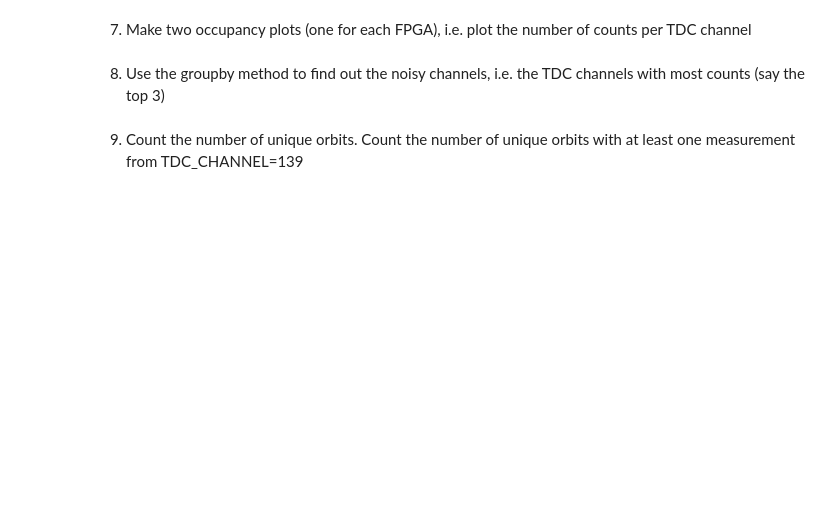
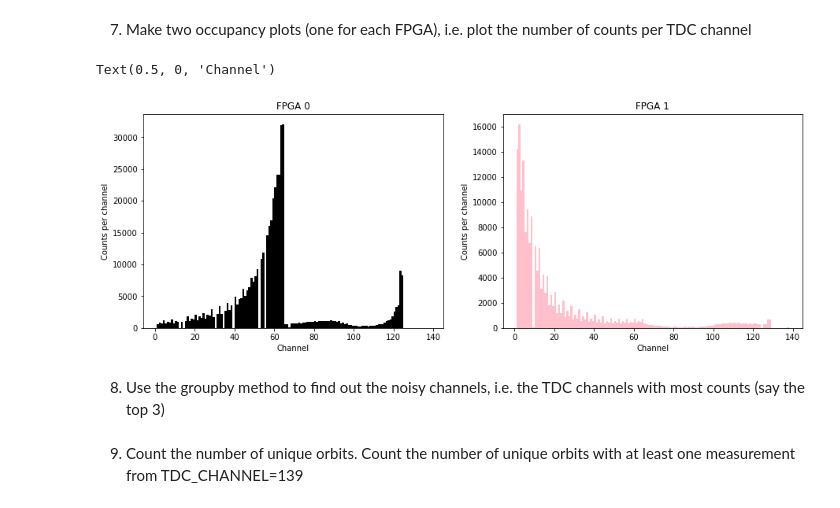
Before and after one commit to PhysicsOfData/LaboratoryOfComputationalPhysics_Y4, a Jupyter notebook: 05ex_Pandas.ipynb, the cells around one changed output. Drawn from its saved outputs; the diff is of its cells as text; code cells hidden in the pictures; blank space fills up the shorter version.

```diff
--- a/05ex_Pandas.ipynb
+++ b/05ex_Pandas.ipynb
@@ -34,3 +34,7 @@ print(x)
 3564
 # %% [markdown]
 3. Find out how much the data taking lasted. You can either make an estimate based on the fraction of the measurements (rows) you read, or perform this check precisely by reading out the whole dataset.
+# %%
+df['absolute_time_ns'] = (df['ORBIT_CNT']*x+df['BX_COUNTER'])*25
+precise = df['absolute_time_ns'].max() - df['absolute_time_ns'].min()
+print("The data took",precise,"ns",", or",precise*1e-9,"s")
@@ -39,2 +61,5 @@ print(x)
 # %% [markdown]
 5. Replace the values (all 1) of the HEAD column randomly with 0 or 1.
+# %%
+df["HEAD"] = np.random.choice([0,1],len(df["HEAD"]))
+df
@@ -41,2 +80,5 @@ print(x)
 # %% [markdown]
 6. Create a new DataFrame that contains only the rows with HEAD=1.
+# %%
+new_df=df[df["HEAD"] == 1]
+new_df
@@ -43,5 +99,28 @@ print(x)
 # %% [markdown]
 7. Make two occupancy plots (one for each FPGA), i.e. plot the number of counts per TDC channel
+# %%
+import matplotlib.pyplot as plt
+
+FPGA0 = new_df[new_df['FPGA'] == 0]
+FPGA1 = new_df[new_df['FPGA'] == 1]
+
+figure, (fpga0, fpga1) = plt.subplots(1,2,figsize=(15, 5))
+
+TDC_CHANNEL0 = FPGA0['TDC_CHANNEL']
+TDC_CHANNEL1 = FPGA1['TDC_CHANNEL']
+
+fpga0.hist( TDC_CHANNEL_0, bins=np.arange(TDC_CHANNEL_0.min(), TDC_CHANNEL_0.max()), facecolor = "black")
+fpga0.set_title('FPGA 0')
+fpga0.set_ylabel("Counts per channel")
+fpga0.set_xlabel("Channel")
+
+fpga1.hist( TDC_CHANNEL_1, bins=np.arange(TDC_CHANNEL_1.min(), TDC_CHANNEL_1.max()), facecolor = "pink")
+fpga1.set_title('FPGA 1')
+fpga1.set_ylabel("Counts per channel")
+fpga1.set_xlabel("Channel")
+# %% [output]
+Text(0.5, 0, 'Channel')
+[figure, added]
 # %% [markdown]
 8. Use the groupby method to find out the noisy channels, i.e. the TDC channels with most counts (say the top 3)
 # %% [markdown]
```
Also changed, not shown: parts of 5 cells of this notebook.
